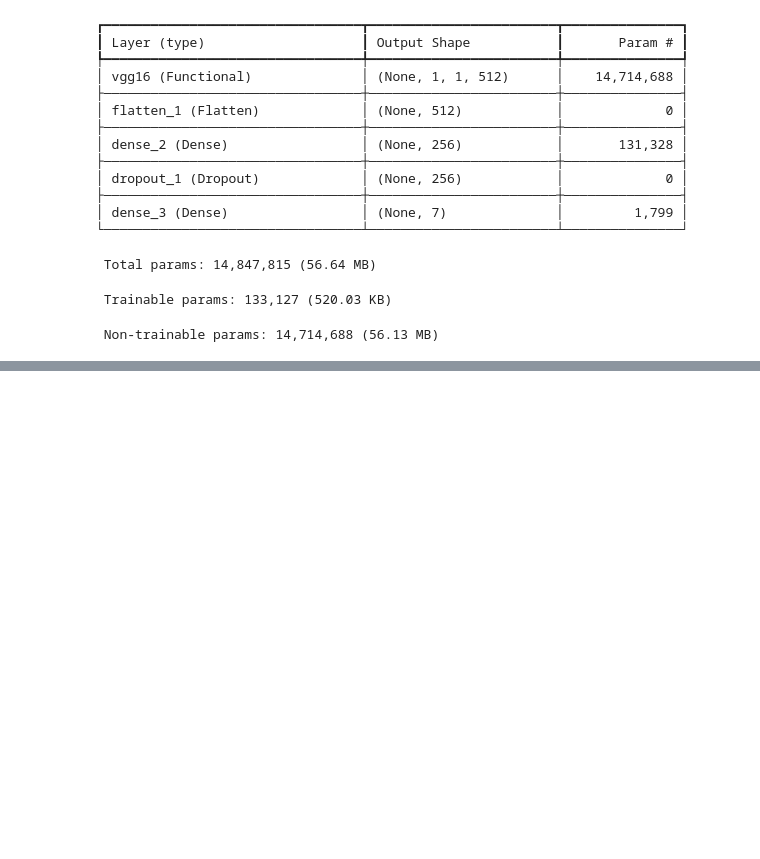
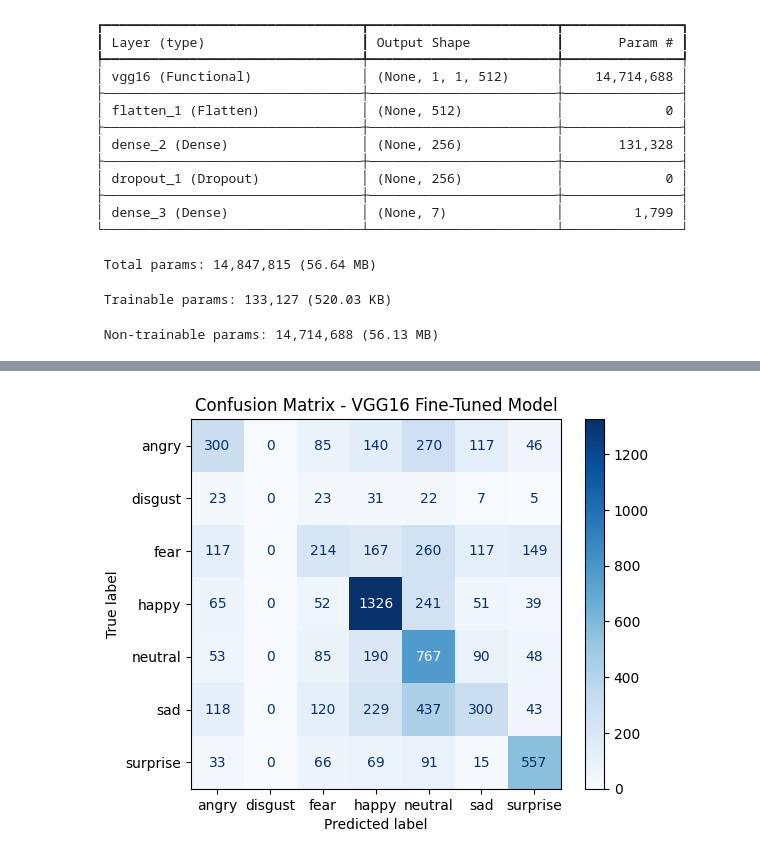
Before and after one commit to vishnu7411/facial_expression_recognition, a Jupyter notebook: facial_expression_recognition.ipynb, the cells around one changed output, grey strips where cells are left out. Cells and saved outputs as stored; diff of their text form; code cells hidden in the pictures; blank space fills up the shorter version.

```diff
--- a/facial_expression_recognition.ipynb
+++ b/facial_expression_recognition.ipynb
@@ -398,0 +399,20 @@ Epoch 10/10
+# %%
+# Fine-tuning VGG16
+# Unfreeze the last 4 layers of the base model
+for layer in model_vgg16.layers[0].layers[-4:]:
+    layer.trainable = True
+
+# Recompile with a smaller learning rate to avoid destroying pre-trained weights
+from tensorflow.keras.optimizers import Adam
+model_vgg16.compile(
+    optimizer=Adam(learning_rate=1e-5),
+    loss='categorical_crossentropy',
+    metrics=['accuracy']
+)
+
+# Train again for more epochs
+history_vgg16_ft = model_vgg16.fit(
+    train_ds,
+    validation_data=val_ds,
+    epochs=10
+)
@@ -398,0 +440,77 @@ Epoch 10/10
+# %%
+# Fine-tuning VGG16 with Overfitting Control + Evaluation
+
+import tensorflow as tf
+from tensorflow.keras import layers, regularizers
+from tensorflow.keras.callbacks import EarlyStopping
+from tensorflow.keras.optimizers import Adam
+import numpy as np
+import matplotlib.pyplot as plt
+from sklearn.metrics import confusion_matrix, ConfusionMatrixDisplay
+
+# 1️⃣ Data augmentation (more aggressive to prevent overfitting)
+data_augmentation = tf.keras.Sequential([
+    layers.RandomFlip("horizontal"),
+    layers.RandomRotation(0.2),
+    layers.RandomZoom(0.2),
+    layers.RandomTranslation(0.1, 0.1)
+])
+
+# 2️⃣ Rebuild model with dropout + L2 regularization
+model_vgg16_aug = tf.keras.Sequential([
+    data_augmentation,
+    base_model,
+    layers.Flatten(),
+    layers.Dense(256, activation='relu', kernel_regularizer=regularizers.l2(0.001)),
+    layers.Dropout(0.5),
+    layers.Dense(7, activation='softmax')
+])
+
+# Unfreeze last 4 conv layers for fine-tuning
+for layer in model_vgg16_aug.layers[1].layers[-4:]:
+    layer.trainable = True
+
+# 3️⃣ Compile with low learning rate for fine-tuning
+model_vgg16_aug.compile(
+    optimizer=Adam(learning_rate=1e-5),
+    loss='categorical_crossentropy',
+    metrics=['accuracy']
+)
+
+# 4️⃣ Early stopping to prevent overfitting
+early_stop = EarlyStopping(monitor='val_accuracy', patience=5, restore_best_weights=True)
+
+# 5️⃣ Train
+history_vgg16_aug = model_vgg16_aug.fit(
+    train_ds,
+    validation_data=val_ds,
+    epochs=30,
+    callbacks=[early_stop]
+)
+
+# 6️⃣ Evaluate on test set
+test_loss, test_acc = model_vgg16_aug.evaluate(test_ds)
+print(f"✅ Final Test Accuracy: {test_acc:.4f}")
+print(f"✅ Final Test Loss: {test_loss:.4f}")
+
+# 7️⃣ Confusion Matrix
+# Get predictions and true labels
+y_true = []
+y_pred = []
+class_names = ['angry', 'disgust', 'fear', 'happy', 'neutral', 'sad', 'surprise']
+
+for images, labels in test_ds:
+    preds = model_vgg16_aug.predict(images)
+    y_true.extend(np.argmax(labels.numpy(), axis=1))
+    y_pred.extend(np.argmax(preds, axis=1))
+
+# Compute confusion matrix
+cm = confusion_matrix(y_true, y_pred)
+disp = ConfusionMatrixDisplay(confusion_matrix=cm, display_labels=class_names)
+
+# Plot confusion matrix
+plt.figure(figsize=(8, 6))
+disp.plot(cmap=plt.cm.Blues, values_format='d')
+plt.title("Confusion Matrix - VGG16 Fine-Tuned Model")
+plt.show()
+# %% [output]
@@ -398,0 +535 @@ Epoch 10/10
+[figure, added]
```
Also changed, not shown: parts of 7 cells of this notebook.
